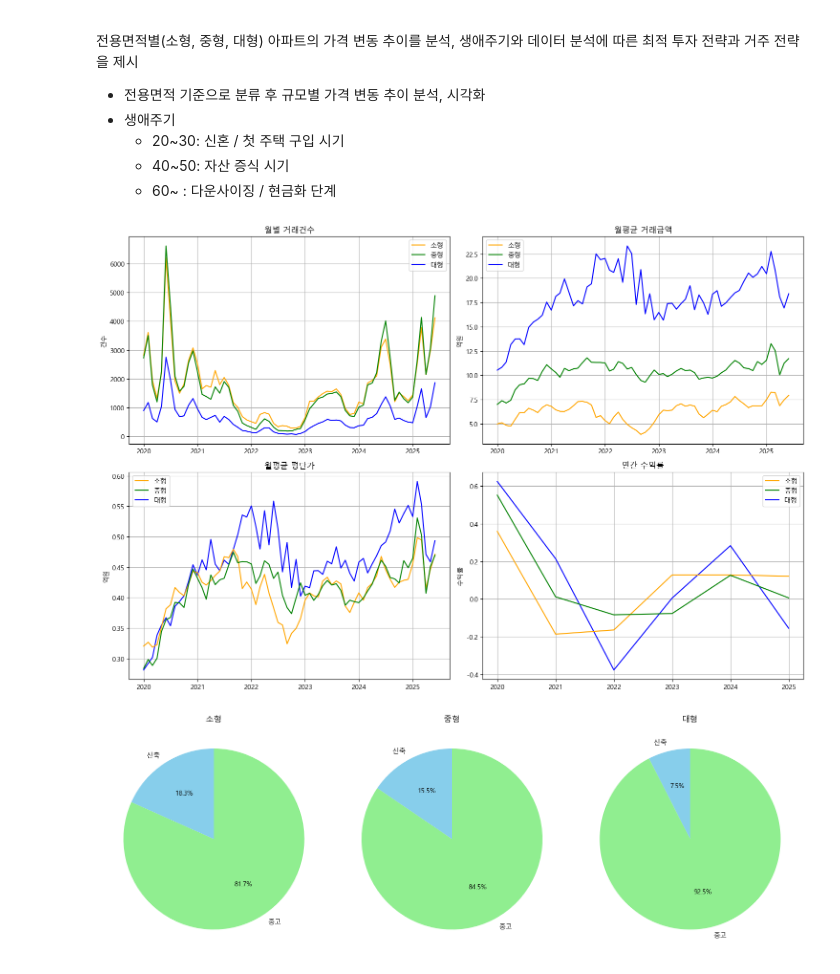
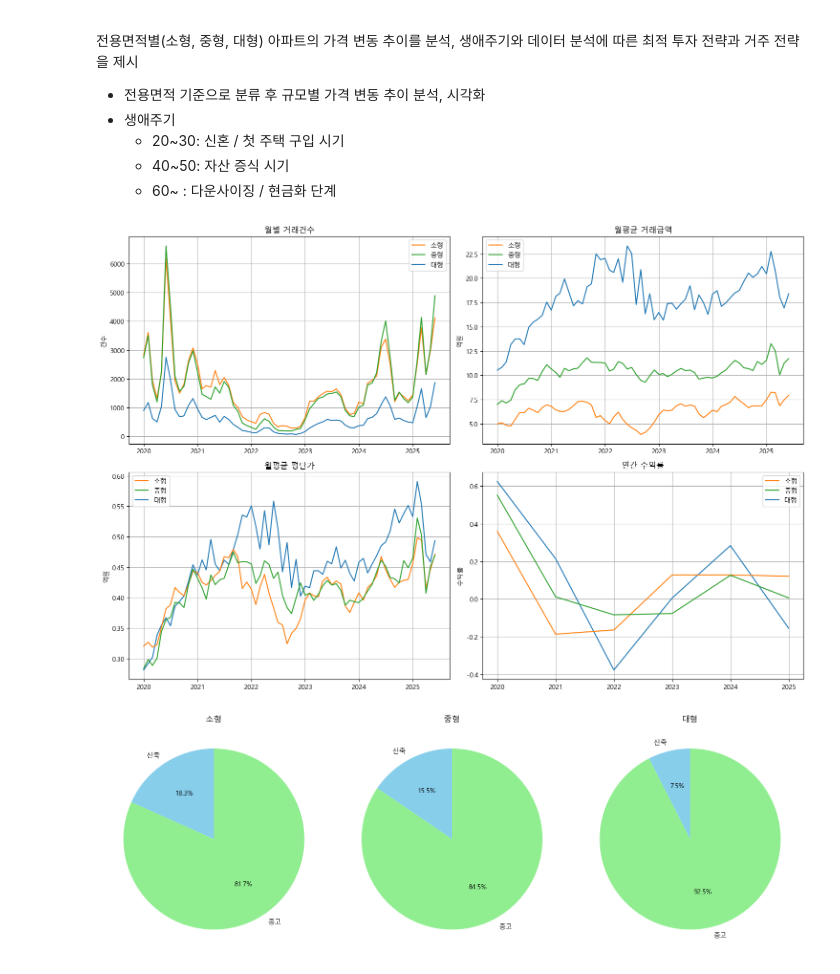
Before and after one commit to krystallinekim/pjt-DataAnalysis-Korean_Real_Estate, a Jupyter notebook: 02_size_lifecycle.ipynb, the cells around one changed output. Cells and saved outputs as stored; diff of their text form; code cells hidden in the pictures.

```diff
--- a/02_size_lifecycle.ipynb
+++ b/02_size_lifecycle.ipynb
@@ -78,16 +88,13 @@ new_old_ratio = new_old_ratio.sort_values(['면적구분'])
 # display('year_by_area', year_by_area, 'new_old_ratio', new_old_ratio)
 # %%
-import matplotlib.pyplot as plt
+# 면적별 종합 분석
+area_types = monthly_stats['면적구분'].unique()
+colors = ['tab:blue', 'tab:orange', 'tab:green']
 
-# 면적구분 목록
-area_types = monthly_stats['면적구분'].unique()
-colors = ['blue', 'orange', 'green']  # 면적구분별 색상 지정
-
-# Figure와 서브플롯 생성 (2x2)
 fig, axes = plt.subplots(2, 2, figsize=(15, 10))
 axes = axes.flatten()
 
-# 1. 월별 거래건수
+## 1. 월별 거래건수
 for i, area in enumerate(area_types):
     data = monthly_stats[monthly_stats['면적구분'] == area]
     axes[0].plot(data['계약월'], data['월별거래건수'], label=area, color=colors[i])
@@ -96,43 +103,43 @@ axes[0].set_ylabel('건수')
 axes[0].legend()
 axes[0].grid(True)
 
-# 2. 월평균 거래금액 (억 단위)
+## 2. 월평균 거래금액 (억 단위)
 for i, area in enumerate(area_types):
     data = monthly_stats[monthly_stats['면적구분'] == area]
     axes[1].plot(data['계약월'], data['월평균거래금액']/1e8, label=area, color=colors[i])
 axes[1].set_title('월평균 거래금액')
 axes[1].set_ylabel('억원')
 axes[1].legend()
 axes[1].grid(True)
 
-# 3. 월평균 평단가 (억 단위)
+## 3. 월평균 평단가 (억 단위)
 for i, area in enumerate(area_types):
     data = monthly_stats[monthly_stats['면적구분'] == area]
     axes[2].plot(data['계약월'], data['월평균평단가']/1e8, label=area, color=colors[i])
 axes[2].set_title('월평균 평단가')
 axes[2].set_ylabel('억원')
 axes[2].legend()
 axes[2].grid(True)
 
-# 4. 월별 수익률
+## 4. 월별 수익률
 for i, area in enumerate(area_types):
     data = annual_stats[annual_stats['면적구분'] == area]
     axes[3].plot(data['연도'], data['연간수익률'], label=area, color=colors[i])
 axes[3].set_title('연간 수익률')
 axes[3].set_ylabel('수익률')
 axes[3].legend()
 axes[3].grid(True)
 
-# 범례 순서 조정
+## 범례 순서 조정
 for ax in axes.flat:
     handles, labels = ax.get_legend_handles_labels()
     ordered_handles = [handles[labels.index(o)] for o in area_order if o in labels]
     ordered_labels = [o for o in area_order if o in labels]
     ax.legend(ordered_handles, ordered_labels)
 
-
 plt.tight_layout()
+plt.savefig('./fig/02_size_lifecycle/면적별종합분석.png', dpi=300, bbox_inches='tight')
 plt.show()
 # %% [output]
-[figure, old version]
+[figure, new version]
 # %%
```
Also changed, not shown: parts of 5 cells of this notebook, 6 other files.
